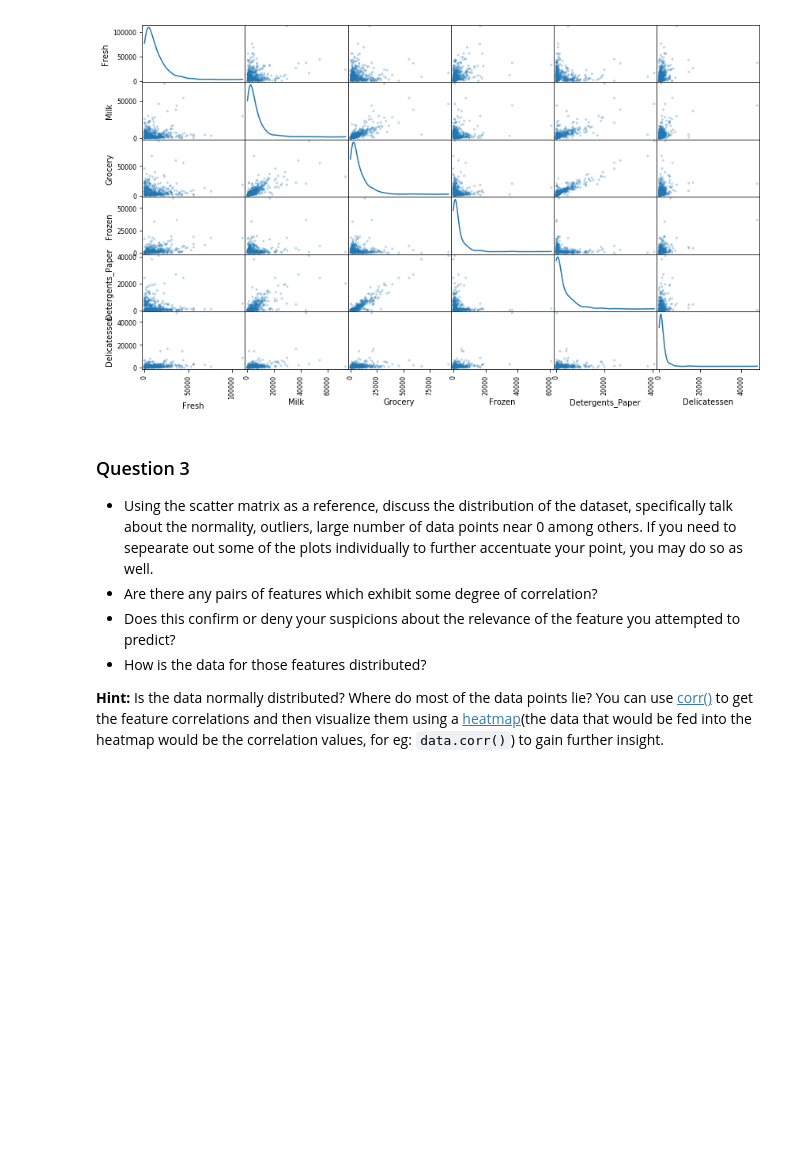
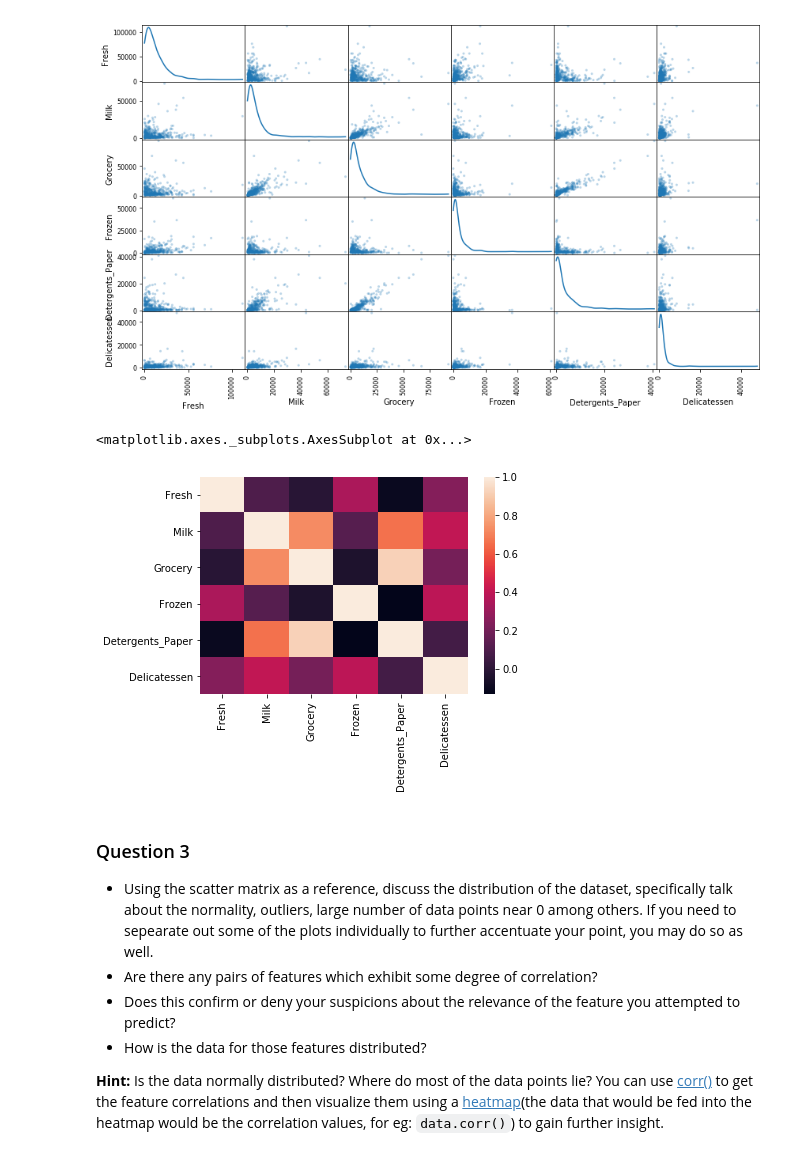
Before and after one commit to leportella/udacity-nanodegree, a Jupyter notebook: project_2_unsupervised_learning/customer_segments.ipynb, the cells around one changed output. Cells and saved outputs as stored; diff of their text form; code cells hidden in the pictures; blank space fills up the shorter version.

```diff
--- a/project_2_unsupervised_learning/customer_segments.ipynb
+++ b/project_2_unsupervised_learning/customer_segments.ipynb
@@ -182,6 +182,13 @@ To get a better understanding of the dataset, we can construct a scatter matrix
 pd.scatter_matrix(data, alpha = 0.3, figsize = (14,8), diagonal = 'kde');
 # %% [output]
 [figure]
+# %%
+import seaborn as sns
+
+sns.heatmap(data.corr())
+# %% [output]
+<matplotlib.axes._subplots.AxesSubplot at 0x...>
+[figure, added]
 # %% [markdown]
 ### Question 3
 * Using the scatter matrix as a reference, discuss the distribution of the dataset, specifically talk about the normality, outliers, large number of data points near 0 among others. If you need to sepearate out some of the plots individually to further accentuate your point, you may do so as well.
```
Also changed, not shown: parts of 25 cells of this notebook, 1 other file.
